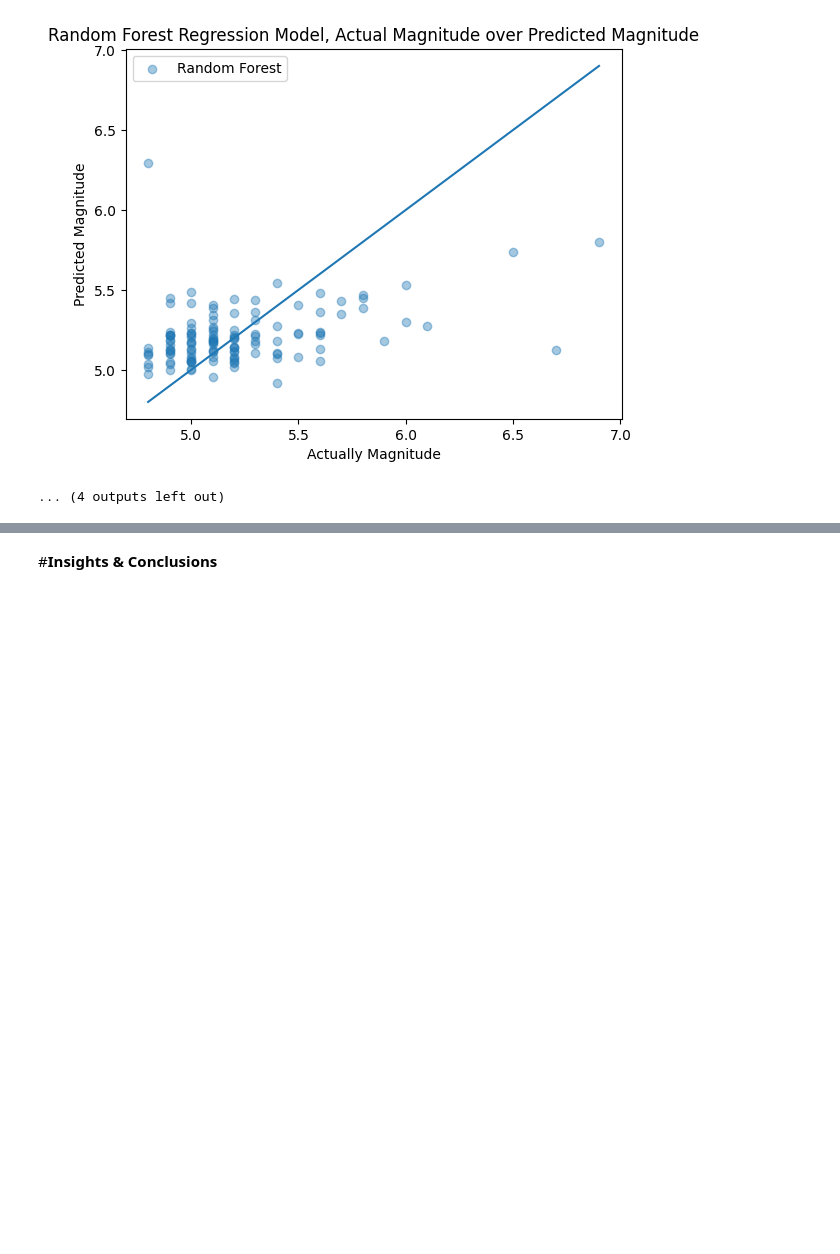
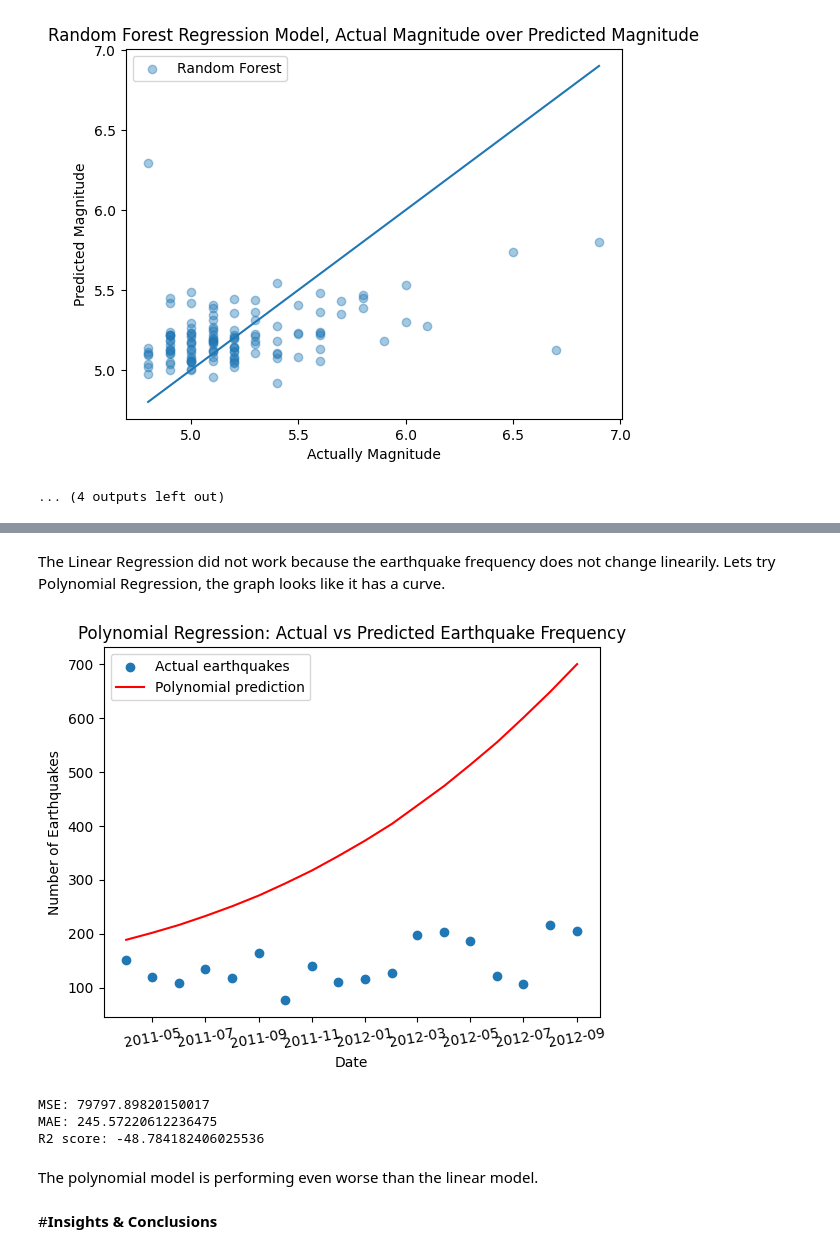
Before and after one commit to NatalieFig/cmsc320finalproj, a Jupyter notebook: CMSC320_Final_Project.ipynb, the cells around one changed output, grey strips where cells are left out. Drawn from its saved outputs; the diff is of its cells as text; code cells hidden in the pictures; blank space fills up the shorter version.

```diff
--- a/CMSC320_Final_Project.ipynb
+++ b/CMSC320_Final_Project.ipynb
@@ -776,2 +832,52 @@ plt.show()
+# %% [markdown]
+
+The Linear Regression did not work because the earthquake frequency does not change linearily. Lets try Polynomial Regression, the graph looks like it has a curve.
+# %%
+poly = PolynomialFeatures(degree=2)
+
+X_train = poly.fit_transform(X_train)
+X_test = poly.transform(X_test)
+
+model = LinearRegression()
+model.fit(X_train, Y_train)
+
+model_pred = model.predict(X_test)
+
+model_mse = mean_squared_error(Y_test, model_pred)
+model_r2 = r2_score(Y_test, model_pred)
+model_mae = mean_absolute_error(Y_test, model_pred)
+
+plt.scatter(
+    earthquakes_monthly['date'][where_to_split_data:],
+    Y_test,
+    label='Actual earthquakes'
+)
+
+# Polynomial predictions
+plt.plot(
+    earthquakes_monthly['date'][where_to_split_data:],
+    model_pred,
+    color='red',
+    label='Polynomial prediction'
+)
+
+plt.xlabel('Date')
+plt.ylabel('Number of Earthquakes')
+plt.title('Polynomial Regression: Actual vs Predicted Earthquake Frequency')
+
+plt.legend()
+plt.xticks(rotation=10)
+plt.show()
+
+print(f"MSE: {model_mse}")
+print(f"MAE: {model_mae}")
+print(f"R2 score: {model_r2}")
+# %% [output]
+[figure, added]
+MSE: 79797.89820150017
+MAE: 245.57220612236475
+R2 score: -48.784182406025536
+# %% [markdown]
+The polynomial model is performing even worse than the linear model.
 # %% [markdown]
 #**Insights & Conclusions**
```
Also changed, not shown: parts of 4 cells of this notebook.
